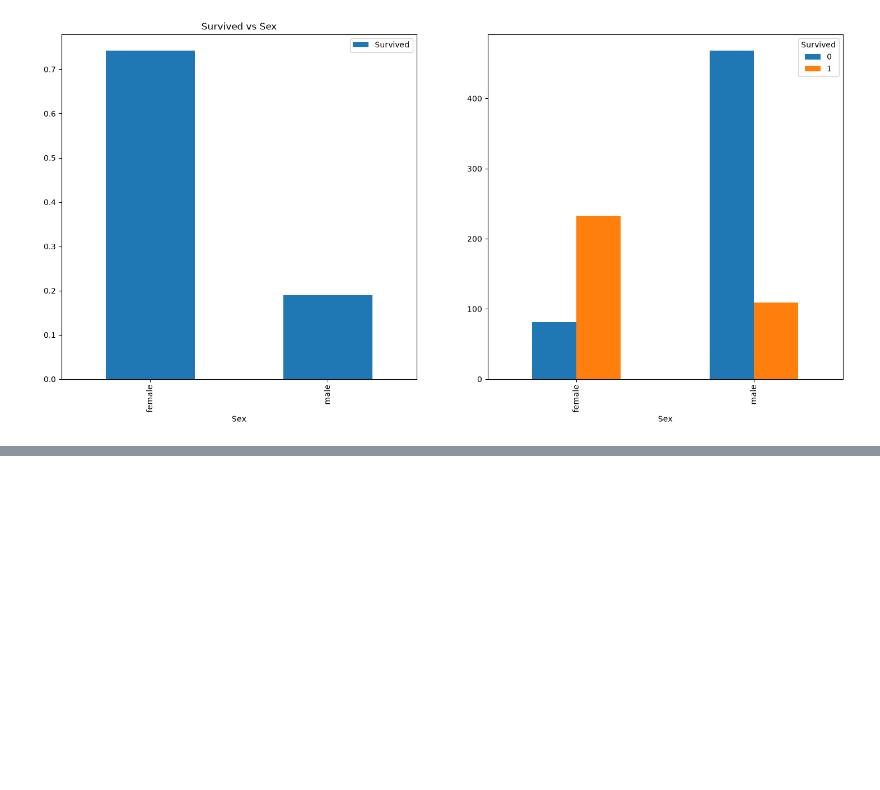
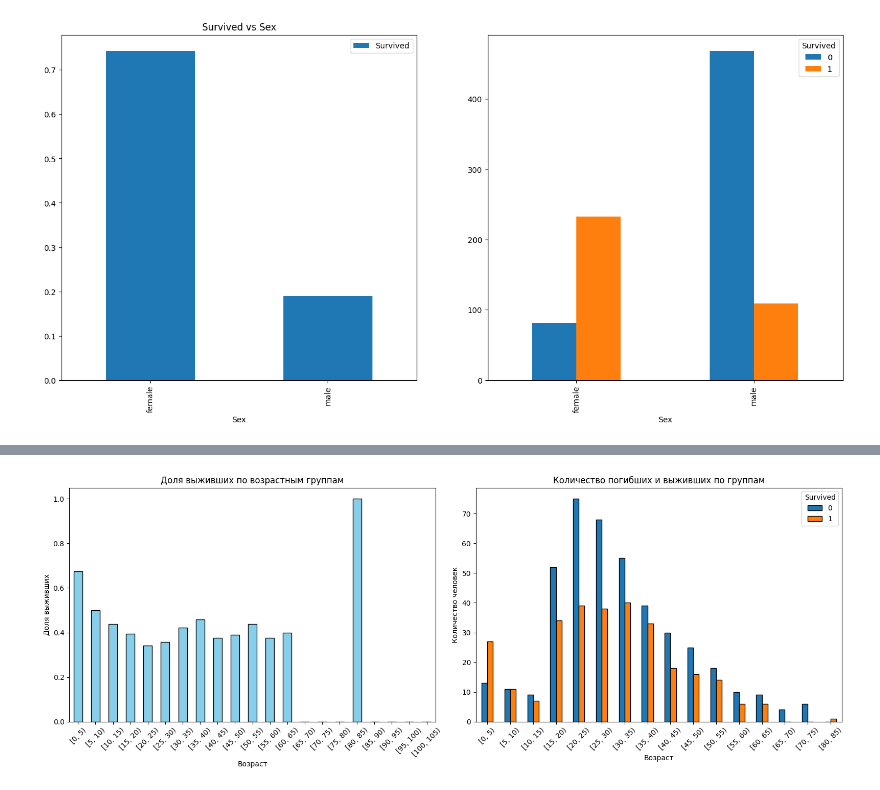
Before and after one commit to Ggh13/titanic, a Jupyter notebook: draw.ipynb, the cells around one changed output, grey strips where cells are left out. Cells and saved outputs as stored; diff of their text form; code cells hidden in the pictures; blank space fills up the shorter version.

```diff
--- a/draw.ipynb
+++ b/draw.ipynb
@@ -37,0 +67,25 @@ plt.show()
+# %%
+bins = range(0, 110, 5)
+
+f, ax = plt.subplots(1, 2, figsize=(16, 6))
+
+df.groupby(pd.cut(df['Age'], bins=bins, right=False))['Survived'].mean().plot.bar(
+    ax=ax[0], color='skyblue', edgecolor='black'
+)
+ax[0].set_title('Доля выживших по возрастным группам')
+ax[0].set_xlabel('Возраст')
+ax[0].set_ylabel('Доля выживших')
+ax[0].tick_params(axis='x', rotation=45)
+
+pd.crosstab(
+    pd.cut(df['Age'], bins=bins, right=False), df['Survived']
+).plot.bar(ax=ax[1], edgecolor='black')
+ax[1].set_title('Количество погибших и выживших по группам')
+ax[1].set_xlabel('Возраст')
+ax[1].set_ylabel('Количество человек')
+ax[1].tick_params(axis='x', rotation=45)
+
+plt.tight_layout()
+plt.show()
+# %% [output]
+[figure, added]
```
Also changed, not shown: parts of 22 cells of this notebook.
